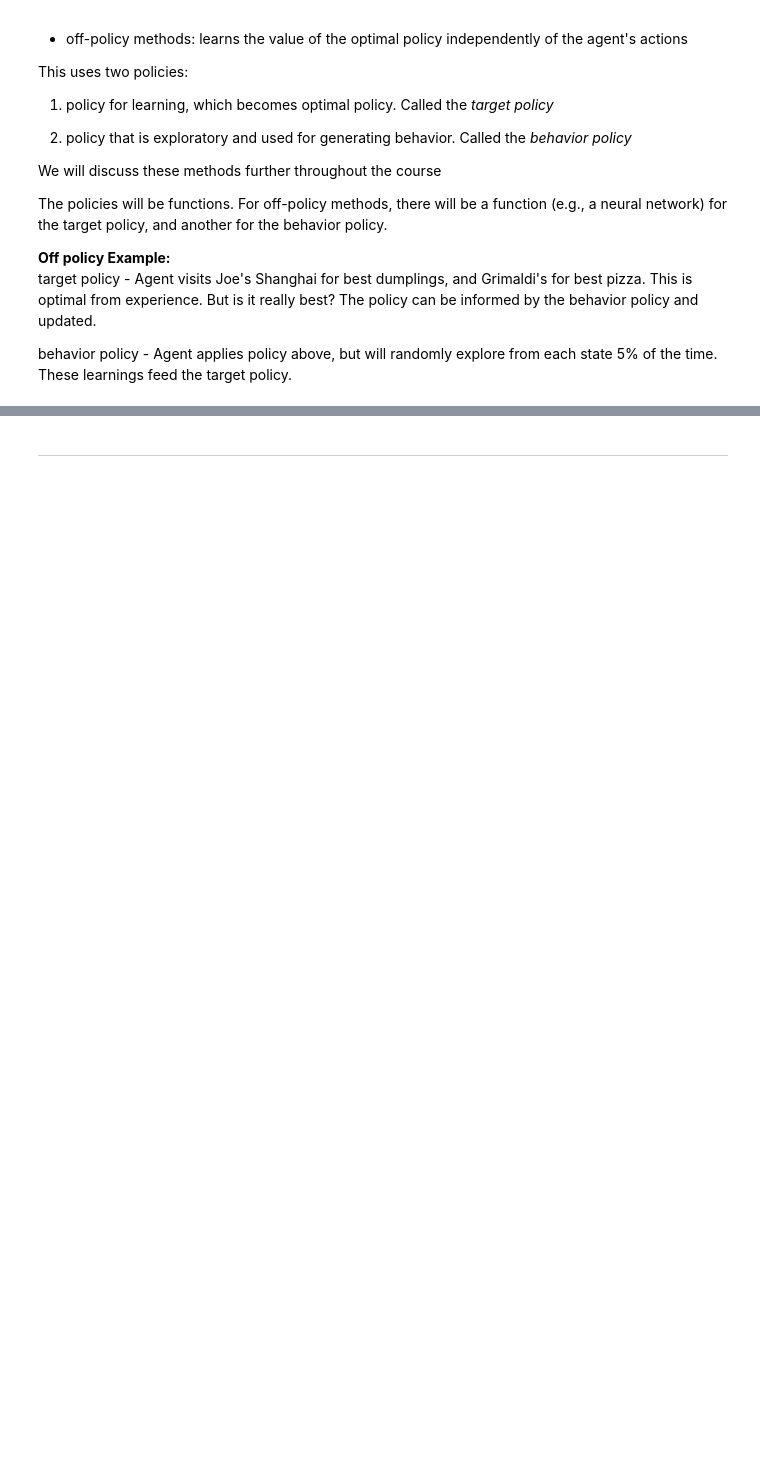
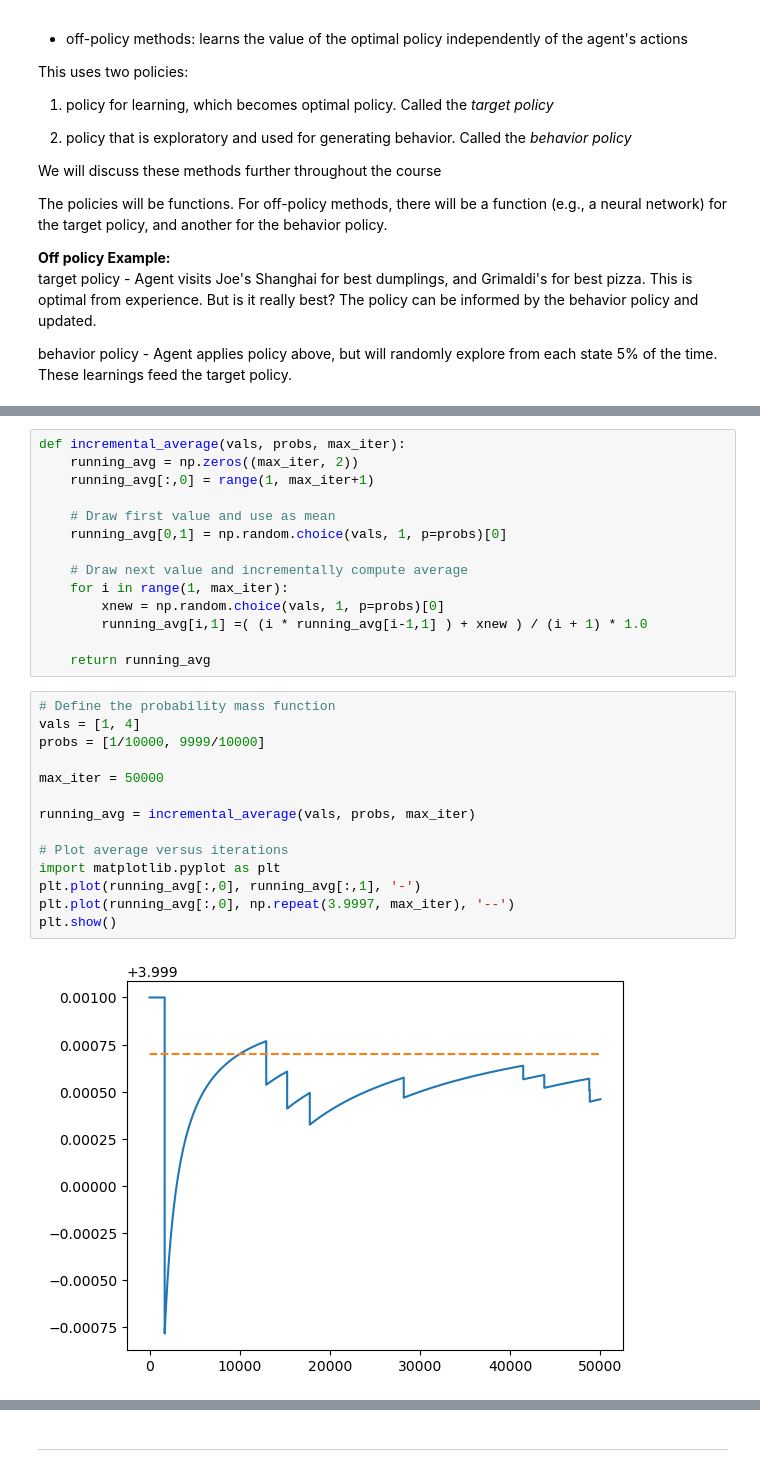
Before and after one commit to UVADS/reinforcement_learning, a Jupyter notebook: 03_solving_mdps/content_monte_carlo/approaches_to_solving_mdps2_monte_carlo.ipynb, the cells around one changed output, grey strips where cells are left out. Drawn from its saved outputs; the diff is of its cells as text; blank space fills up the shorter version.

Commit message:
added numerical example of importance sampling

```diff
--- a/03_solving_mdps/content_monte_carlo/approaches_to_solving_mdps2_monte_carlo.ipynb
+++ b/03_solving_mdps/content_monte_carlo/approaches_to_solving_mdps2_monte_carlo.ipynb
@@ -363,0 +386,30 @@ See Sutton and Barto Chapter 5 for more details and *weighted importance samplin
+# %%
+def incremental_average(vals, probs, max_iter):
+    running_avg = np.zeros((max_iter, 2))
+    running_avg[:,0] = range(1, max_iter+1)
+
+    # Draw first value and use as mean
+    running_avg[0,1] = np.random.choice(vals, 1, p=probs)[0]
+
+    # Draw next value and incrementally compute average
+    for i in range(1, max_iter):
+        xnew = np.random.choice(vals, 1, p=probs)[0]
+        running_avg[i,1] =( (i * running_avg[i-1,1] ) + xnew ) / (i + 1) * 1.0
+
+    return running_avg
+# %%
+# Define the probability mass function
+vals = [1, 4]
+probs = [1/10000, 9999/10000]
+
+max_iter = 50000
+
+running_avg = incremental_average(vals, probs, max_iter)
+
+# Plot average versus iterations
+import matplotlib.pyplot as plt
+plt.plot(running_avg[:,0], running_avg[:,1], '-')
+plt.plot(running_avg[:,0], np.repeat(3.9997, max_iter), '--')
+plt.show()
+# %% [output]
+[figure, added]
```
Also changed, not shown: parts of 20 cells of this notebook, 2 other files.
